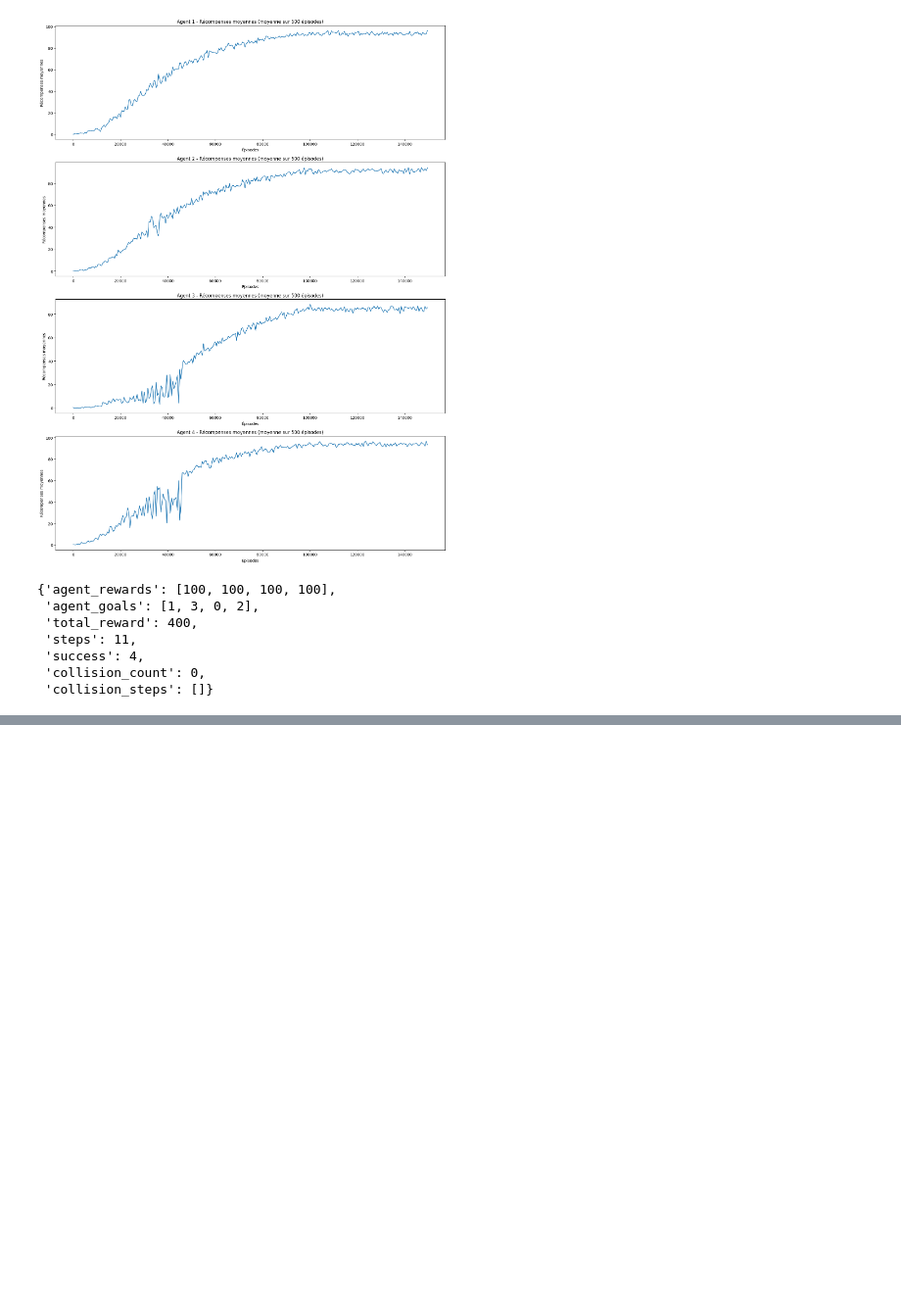
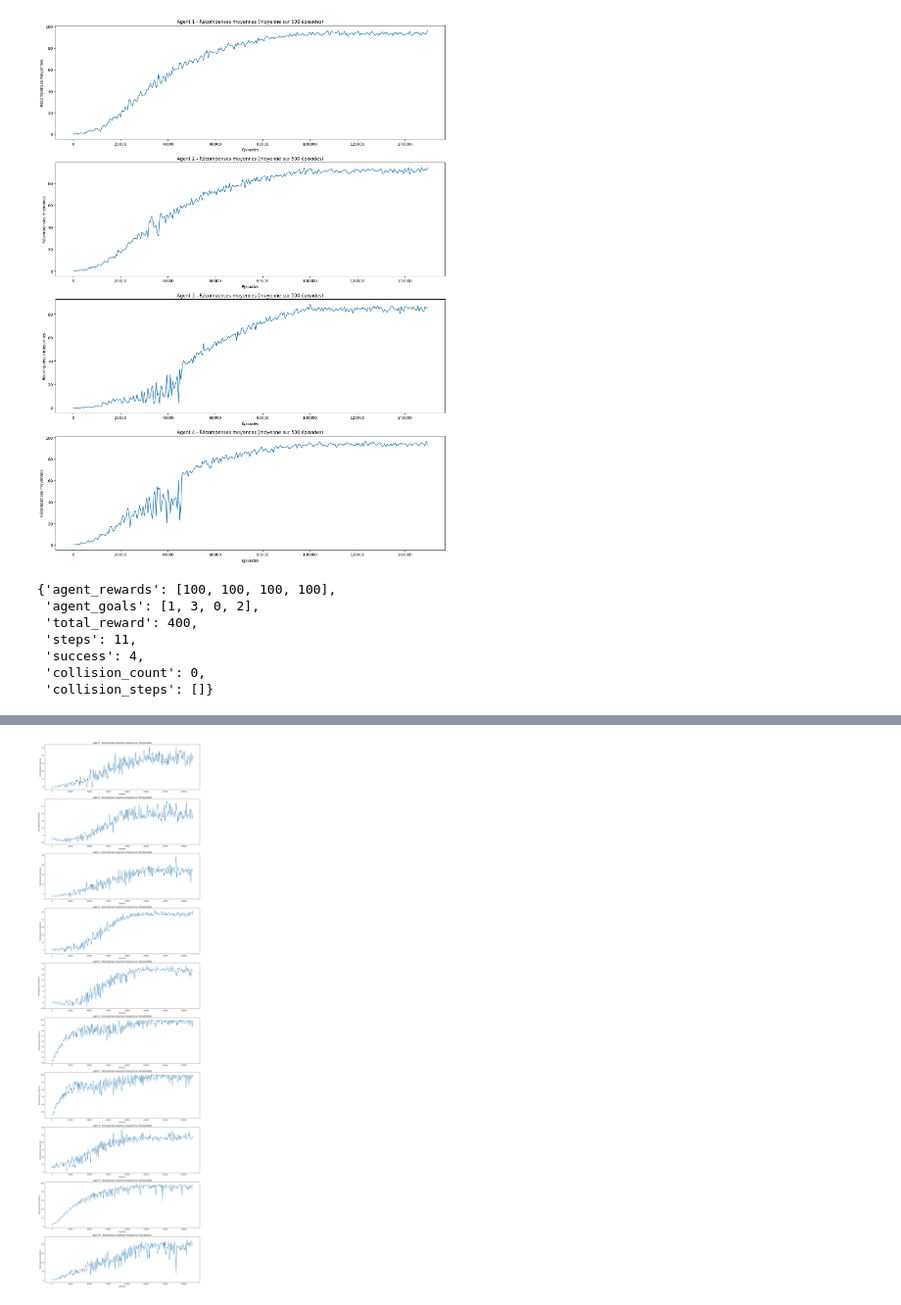
Before and after one commit to edabier/MARL-project, a Jupyter notebook: rendu_final/main.ipynb, the cells around one changed output, grey strips where cells are left out. Shown at 98% size. Cells and saved outputs as stored; diff of their text form; code cells hidden in the pictures; blank space fills up the shorter version.

Commit message:
adde superhardsetup collision 10 agents batman

```diff
--- a/rendu_final/main.ipynb
+++ b/rendu_final/main.ipynb
@@ -196,0 +200,11 @@ importlib.reload(utils)
+# %%
+n_agents=10
+env_params={"num_agents":n_agents,
+                "grid_size":(8, 8),
+                "slip_prob":0.,
+                "hole_prob":0.3,
+                "seed":25,
+                "collaboration_bonus":0,
+                "collision_penalty":30}
+env=FrozenLake4goals(**env_params)
+env.render()
@@ -196,0 +222,19 @@ importlib.reload(utils)
+# %%
+env.reset()
+iql_params = {
+            "n_agents": n_agents,
+            "learning_rate": 0.3,           # How quickly the agent incorporates new information (alpha)
+            "discount_factor": 0.99,        # How much future rewards are valued (gamma)
+            "exploration_rate": 1.0,        # Initial exploration rate (epsilon)
+            "min_exploration_rate": 0.05,   # Minimum exploration rate
+            "exploration_decay": 0.99997,     # How quickly exploration decreases
+        }
+##train params
+max_episodes=150000
+max_steps=150
+
+iql = IndependentQLearning(env,**iql_params)
+results_iql = iql.train(episodes=max_episodes, max_steps=max_steps,verbose=True)
+print("\nPolitiques indépendantes apprises:")
+iql.render_policy()
+# utils.save_agent(iql,'iql',env_info=env_params)
@@ -196,0 +268,4 @@ importlib.reload(utils)
+# %%
+utils.plot_results(iql,results_iql,windows=500)
+# %% [output]
+[figure, added]
```
Also changed, not shown: parts of 17 cells of this notebook.
